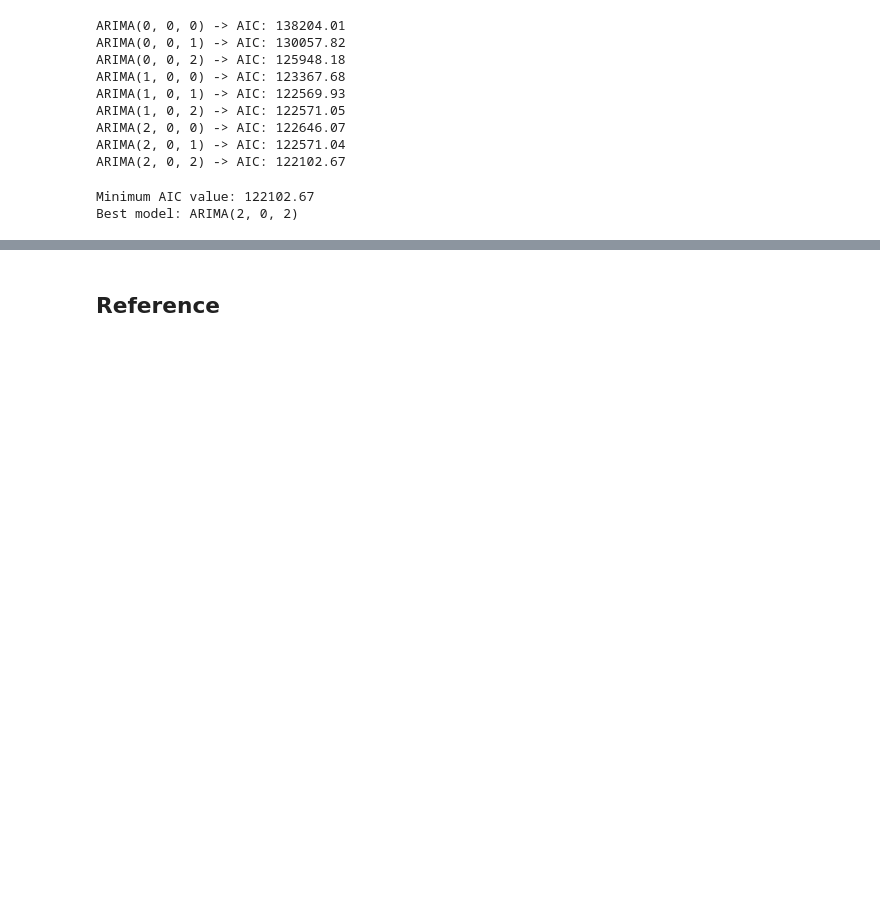
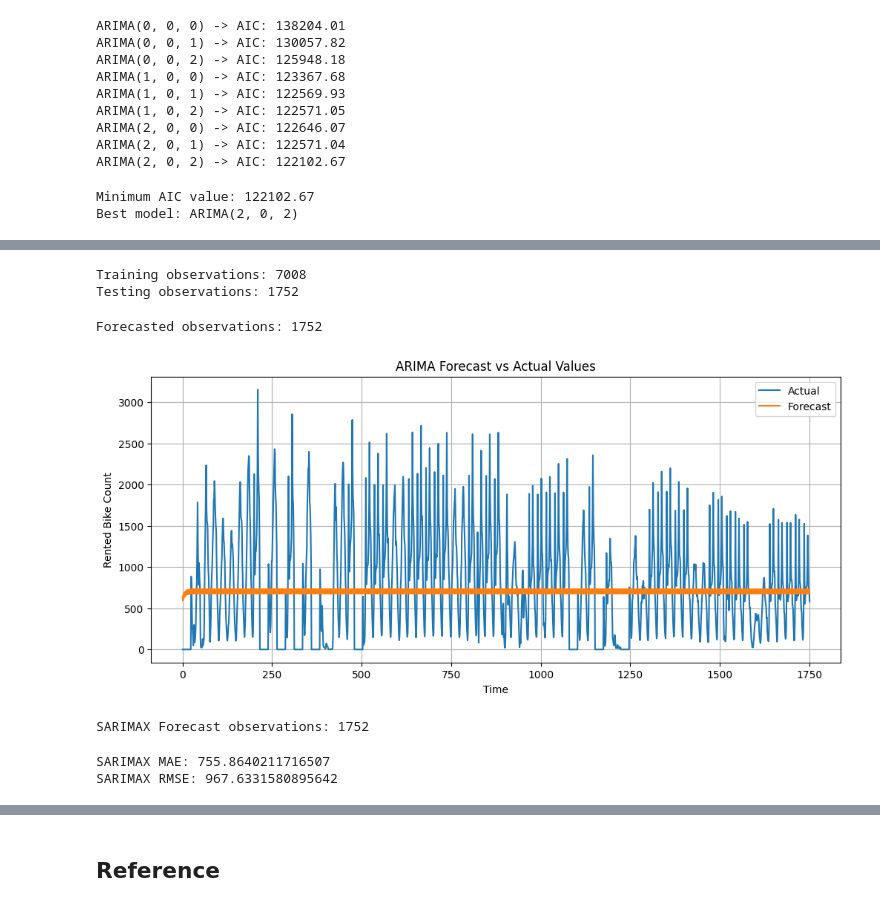
Before and after one commit to JheniferDamiski/CA1-Machine-Learning-for-Business-Git, a Jupyter notebook: Untitled.ipynb, the cells around one changed output, grey strips where cells are left out. Saved outputs shown, nothing was run; the diff lists cells and outputs as text; code cells hidden in the pictures; blank space fills up the shorter version.

```diff
--- a/Untitled.ipynb
+++ b/Untitled.ipynb
@@ -493,3 +493,14 @@ print(f"Best model: ARIMA({best_model[0]}, {best_model[1]}, {best_model[2]})")
 # %% [output]
 Minimum AIC value: 122102.67
 Best model: ARIMA(2, 0, 2)
+# %%
+from statsmodels.tsa.arima.model import ARIMA
+
+arima_model = ARIMA(
+    df["Rented Bike Count"],
+    order=(2, 0, 2)
+)
+
+arima_fit = arima_model.fit()
+
+print(arima_fit.summary())
@@ -495,0 +530,7 @@ Best model: ARIMA(2, 0, 2)
+# %%
+#The maximum number of iterations was increased to allow the ARIMA model estimation to converge.
+arima_fit = arima_model.fit(
+    method_kwargs={"maxiter": 200}
+)
+
+print(arima_fit.mle_retvals)
@@ -495,0 +570,50 @@ Best model: ARIMA(2, 0, 2)
+# %%
+train_size = int(len(df) * 0.8)
+
+train = df["Rented Bike Count"].iloc[:train_size]
+test = df["Rented Bike Count"].iloc[train_size:]
+
+print("Training observations:", len(train))
+print("Testing observations:", len(test))
+# %% [output]
+Training observations: 7008
+Testing observations: 1752
+# %%
+forecast = arima_fit.forecast(steps=len(test))
+
+print("Forecasted observations:", len(forecast))
+# %% [output]
+Forecasted observations: 1752
+# %%
+plt.figure(figsize=(12, 5))
+
+plt.plot(test.values, label="Actual")
+plt.plot(forecast.values, label="Forecast")
+
+plt.title("ARIMA Forecast vs Actual Values")
+plt.xlabel("Time")
+plt.ylabel("Rented Bike Count")
+plt.legend()
+plt.grid(True)
+
+plt.show()
+# %% [output]
+[figure, added]
+# %%
+sarima_forecast = sarima_fit.forecast(steps=len(test))
+
+print("SARIMAX Forecast observations:", len(sarima_forecast))
+# %% [output]
+SARIMAX Forecast observations: 1752
+# %%
+from sklearn.metrics import mean_absolute_error, mean_squared_error
+import numpy as np
+
+sarima_mae = mean_absolute_error(test, sarima_forecast)
+sarima_rmse = np.sqrt(mean_squared_error(test, sarima_forecast))
+
+print("SARIMAX MAE:", sarima_mae)
+print("SARIMAX RMSE:", sarima_rmse)
+# %% [output]
+SARIMAX MAE: 755.8640211716507
+SARIMAX RMSE: 967.6331580895642
```
Also changed, not shown: parts of 9 cells of this notebook.
